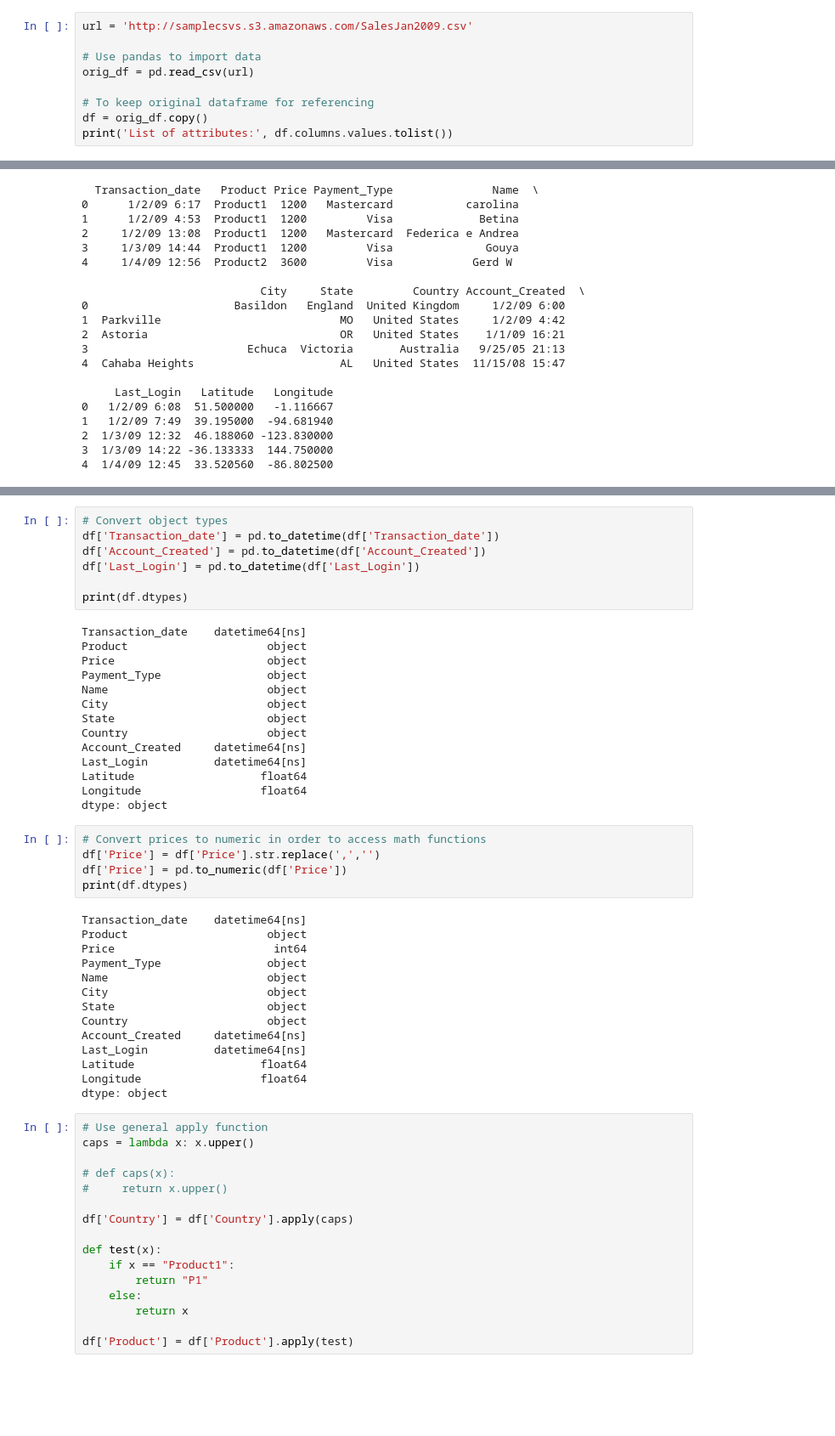
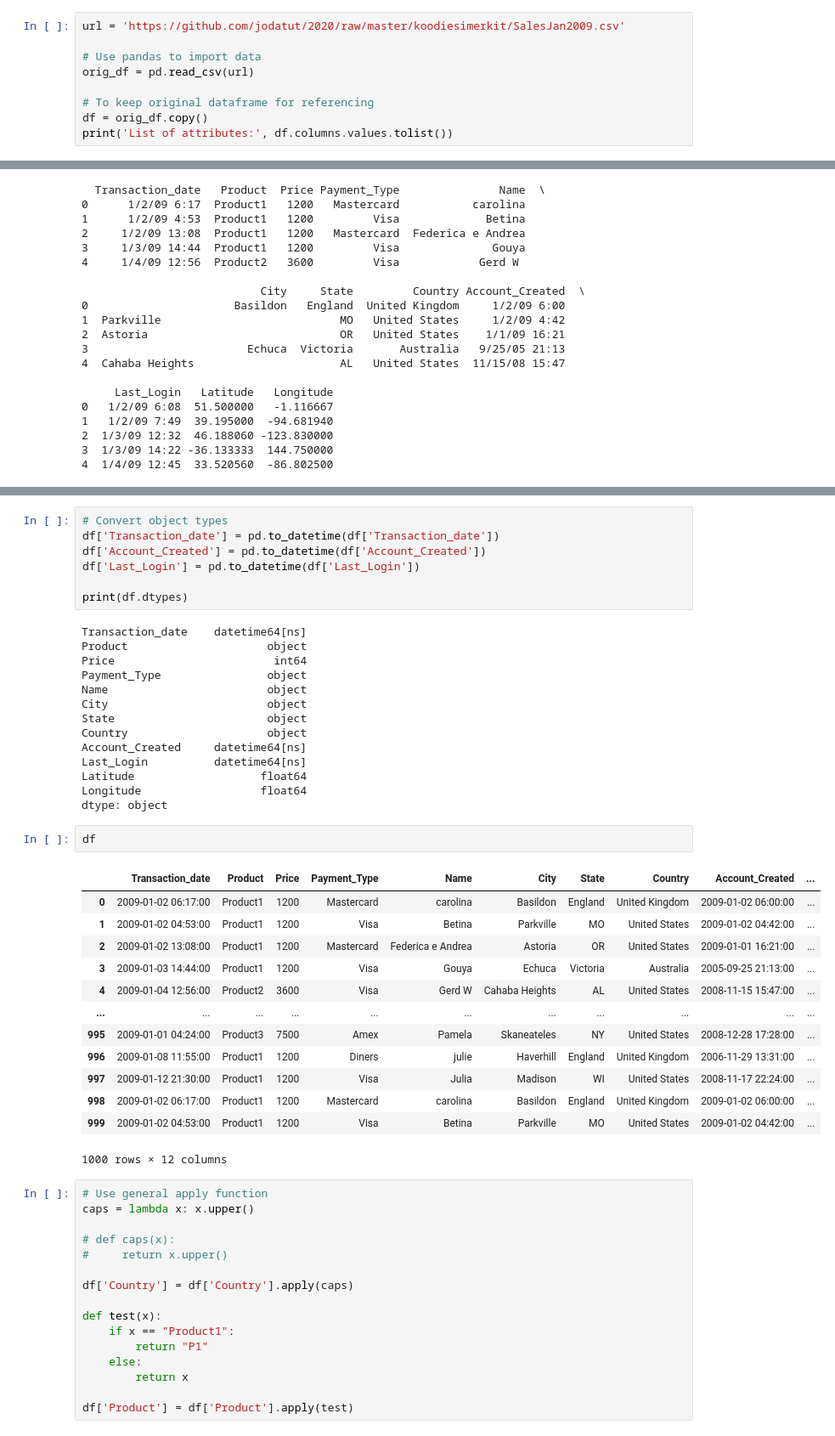
Before and after one commit to jodatut/2020, a Jupyter notebook: koodiesimerkit/Session 1 - Analysis of Transactions.ipynb, the cells around one changed output, grey strips where cells are left out. Shown at 85% size. Cells and saved outputs as stored; diff of their text form; blank space fills up the shorter version.

```diff
--- a/koodiesimerkit/Session 1 - Analysis of Transactions.ipynb
+++ b/koodiesimerkit/Session 1 - Analysis of Transactions.ipynb
@@ -12,7 +12,7 @@ import matplotlib.pyplot as plt
 from matplotlib import style
 style.use('ggplot')
 # %%
-url = 'http://samplecsvs.s3.amazonaws.com/SalesJan2009.csv'
+url = 'https://github.com/jodatut/2020/raw/master/koodiesimerkit/SalesJan2009.csv'
 
 # Use pandas to import data
 orig_df = pd.read_csv(url)
@@ -71,7 +71,7 @@ print(df.dtypes)
 # %% [output]
 Transaction_date    datetime64[ns]
 Product                     object
-Price                       object
+Price                        int64
 Payment_Type                object
 Name                        object
 City                        object
@@ -82,25 +82,22 @@ Last_Login          datetime64[ns]
 Latitude                   float64
 Longitude                  float64
 dtype: object
-# %%
-# Convert prices to numeric in order to access math functions
-df['Price'] = df['Price'].str.replace(',','')
-df['Price'] = pd.to_numeric(df['Price'])
-print(df.dtypes)
-# %% [output]
-Transaction_date    datetime64[ns]
-Product                     object
-Price                        int64
-Payment_Type                object
-Name                        object
-City                        object
-State                       object
-Country                     object
-Account_Created     datetime64[ns]
-Last_Login          datetime64[ns]
-Latitude                   float64
-Longitude                  float64
-dtype: object
+# %%
+df
+# %% [output]
+|  | Transaction_date | Product | Price | Payment_Type | Name | City | State | Country | Account_Created | ... |
+| 0 | 2009-01-02 06:17:00 | Product1 | 1200 | Mastercard | carolina | Basildon | England | United Kingdom | 2009-01-02 06:00:00 | ... |
+| 1 | 2009-01-02 04:53:00 | Product1 | 1200 | Visa | Betina | Parkville | MO | United States | 2009-01-02 04:42:00 | ... |
+| 2 | 2009-01-02 13:08:00 | Product1 | 1200 | Mastercard | Federica e Andrea | Astoria | OR | United States | 2009-01-01 16:21:00 | ... |
+| 3 | 2009-01-03 14:44:00 | Product1 | 1200 | Visa | Gouya | Echuca | Victoria | Australia | 2005-09-25 21:13:00 | ... |
+| 4 | 2009-01-04 12:56:00 | Product2 | 3600 | Visa | Gerd W | Cahaba Heights | AL | United States | 2008-11-15 15:47:00 | ... |
+| ... | ... | ... | ... | ... | ... | ... | ... | ... | ... | ... |
+| 995 | 2009-01-01 04:24:00 | Product3 | 7500 | Amex | Pamela | Skaneateles | NY | United States | 2008-12-28 17:28:00 | ... |
+| 996 | 2009-01-08 11:55:00 | Product1 | 1200 | Diners | julie | Haverhill | England | United Kingdom | 2006-11-29 13:31:00 | ... |
+| 997 | 2009-01-12 21:30:00 | Product1 | 1200 | Visa | Julia | Madison | WI | United States | 2008-11-17 22:24:00 | ... |
+| 998 | 2009-01-02 06:17:00 | Product1 | 1200 | Mastercard | carolina | Basildon | England | United Kingdom | 2009-01-02 06:00:00 | ... |
+| 999 | 2009-01-02 04:53:00 | Product1 | 1200 | Visa | Betina | Parkville | MO | United States | 2009-01-02 04:42:00 | ... |
+1000 rows × 12 columns
 # %%
 # Use general apply function
 caps = lambda x: x.upper()
```
Also changed, not shown: parts of 5 cells of this notebook, 2 other files.
